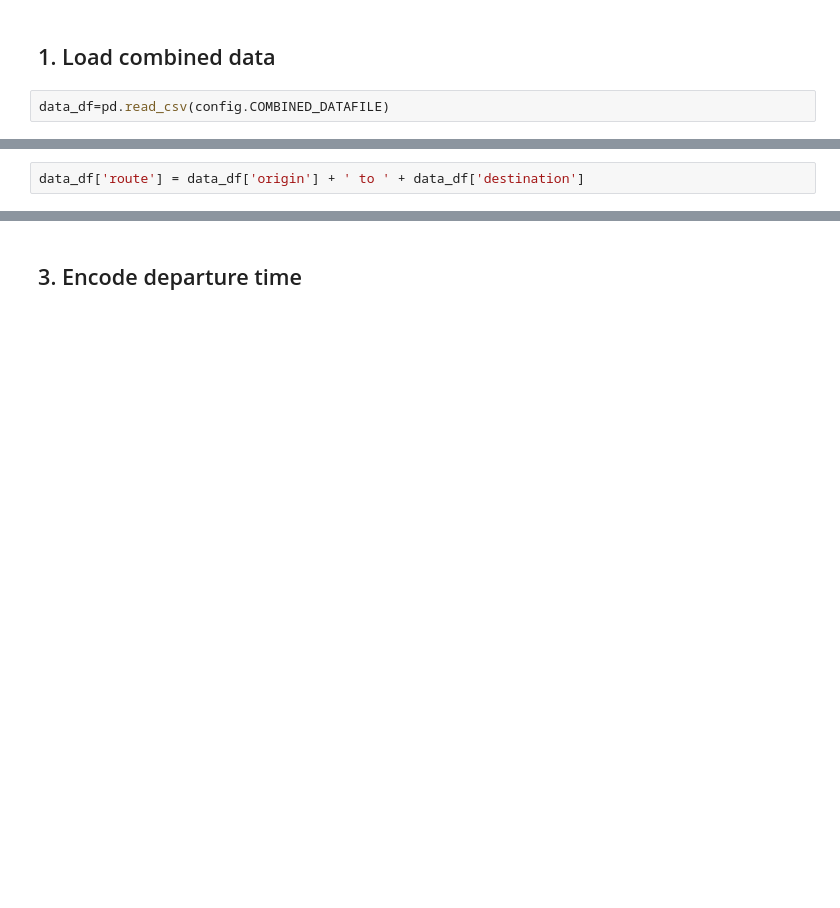
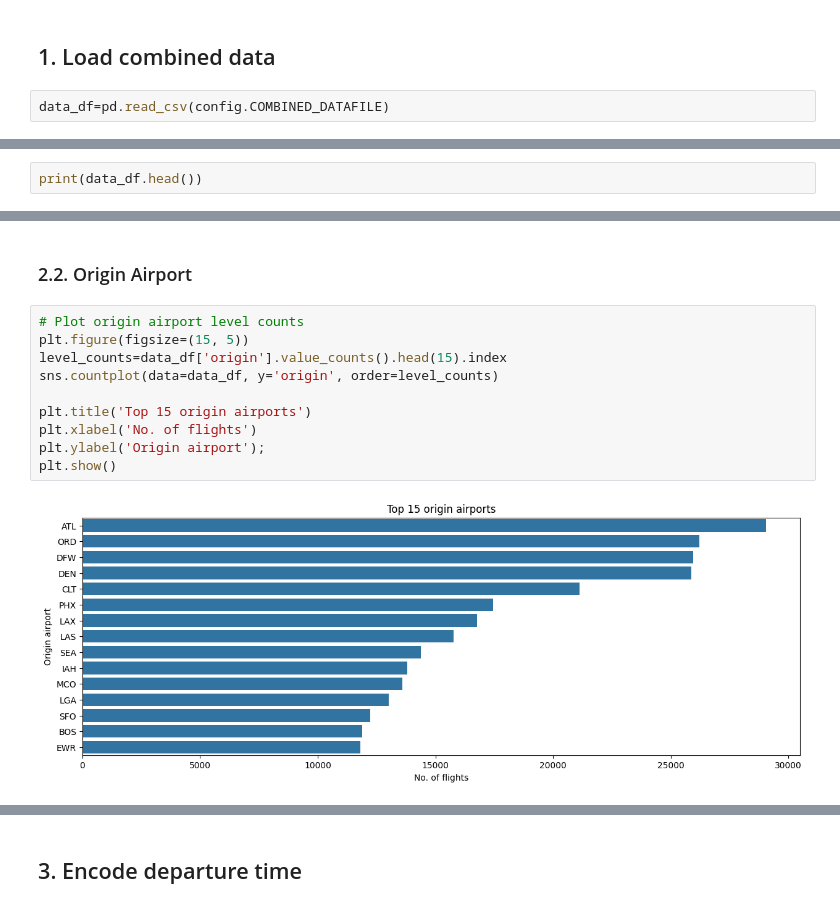
Before and after one commit to 4GeeksAcademy/maps-aviation_final_project, a Jupyter notebook: src/02-data_prepration.ipynb, the cells around one changed output, grey strips where cells are left out. Drawn from its saved outputs; the diff is of its cells as text; blank space fills up the shorter version.

```diff
--- a/src/02-data_prepration.ipynb
+++ b/src/02-data_prepration.ipynb
@@ -18,2 +24,2 @@ data_df=pd.read_csv(config.COMBINED_DATAFILE)
 # %%
-data_df['route'] = data_df['origin'] + ' to ' + data_df['destination']
+print(data_df.head())
@@ -25,0 +83,14 @@ Index(['origin', 'destination', 'departure_time', 'tail_number', 'incident',
+# %% [markdown]
+### 2.2. Origin Airport
+# %%
+# Plot origin airport level counts
+plt.figure(figsize=(15, 5))
+level_counts=data_df['origin'].value_counts().head(15).index
+sns.countplot(data=data_df, y='origin', order=level_counts)
+
+plt.title('Top 15 origin airports')
+plt.xlabel('No. of flights')
+plt.ylabel('Origin airport');
+plt.show()
+# %% [output]
+[figure, added]
```
Also changed, not shown: parts of 36 cells of this notebook, 1 other file.
